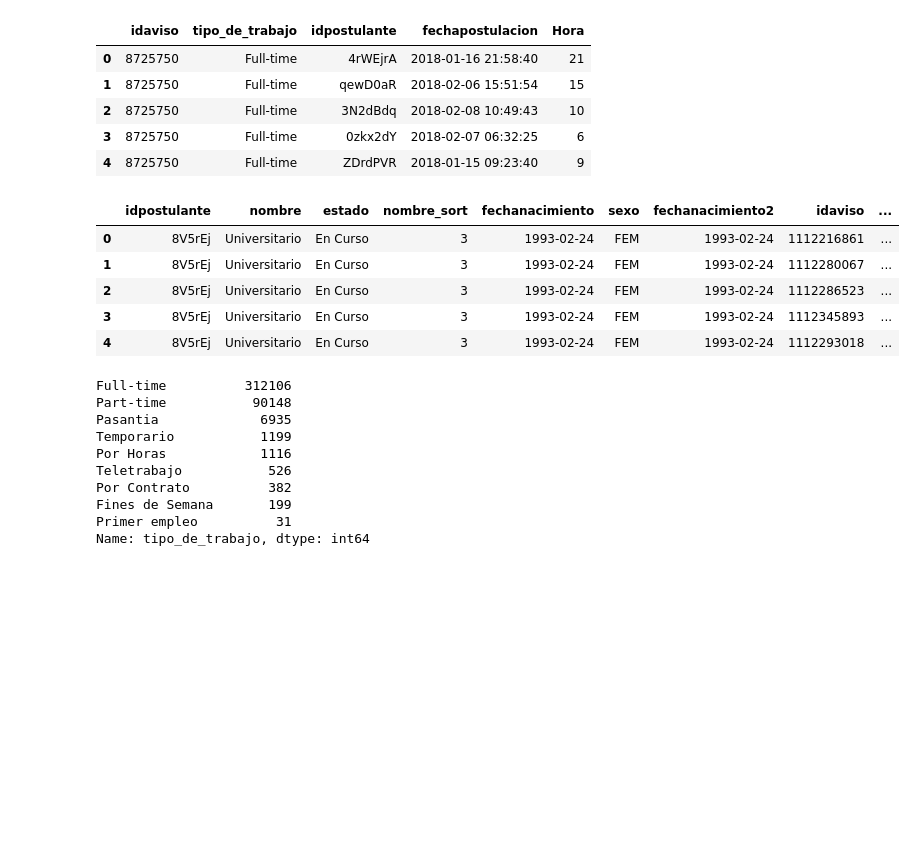
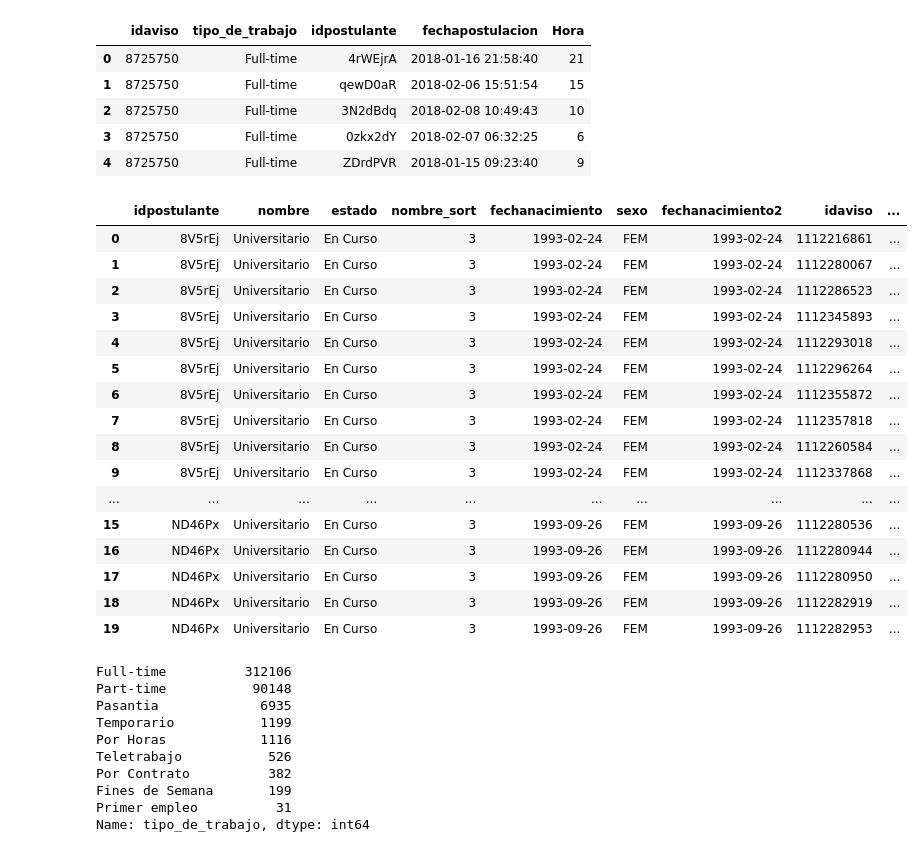
Before and after one commit to matfonseca/OrgaDatos, a Jupyter notebook: Analisis exploratorio.ipynb, the cells around one changed output. Saved outputs shown, nothing was run; the diff lists cells and outputs as text; code cells hidden in the pictures; blank space fills up the shorter version.

```diff
--- a/Analisis exploratorio.ipynb
+++ b/Analisis exploratorio.ipynb
@@ -304,0 +329,6 @@ plt.show()
+# %%
+#me quedo con los postulantes de edaddes entre 18 y 69
+data_postulant_sex_age['fechanacimiento'] = pd.to_datetime(data_postulant_sex_age['fechanacimiento'], format = '%Y-%m-%d',errors = 'coerce')
+data_age1869 = data_postulant_sex_age[(data_postulant_sex_age['fechanacimiento'].dt.year > 1949) & (data_postulant_sex_age['fechanacimiento'].dt.year <= 2000)]
+data_age1869['años'] = data_age1869['fechanacimiento'].map(lambda x: 2018 - x.year)
+data_age1869.head()
@@ -703,14 +917,25 @@ avisos_merge.head()
 # %%
 #merge para obtener los postulantes universitarios en curso y el tipo de trabajo a postularse
 final_merge = pd.merge(univ_age, avisos_merge, on='idpostulante')
-final_merge.head()
+final_merge.head(20)
 # %% [output]
 |  | idpostulante | nombre | estado | nombre_sort | fechanacimiento | sexo | fechanacimiento2 | idaviso | ... |
 | 0 | 8V5rEj | Universitario | En Curso | 3 | 1993-02-24 | FEM | 1993-02-24 | 1112216861 | ... |
 | 1 | 8V5rEj | Universitario | En Curso | 3 | 1993-02-24 | FEM | 1993-02-24 | 1112280067 | ... |
 | 2 | 8V5rEj | Universitario | En Curso | 3 | 1993-02-24 | FEM | 1993-02-24 | 1112286523 | ... |
 | 3 | 8V5rEj | Universitario | En Curso | 3 | 1993-02-24 | FEM | 1993-02-24 | 1112345893 | ... |
 | 4 | 8V5rEj | Universitario | En Curso | 3 | 1993-02-24 | FEM | 1993-02-24 | 1112293018 | ... |
+| 5 | 8V5rEj | Universitario | En Curso | 3 | 1993-02-24 | FEM | 1993-02-24 | 1112296264 | ... |
+| 6 | 8V5rEj | Universitario | En Curso | 3 | 1993-02-24 | FEM | 1993-02-24 | 1112355872 | ... |
+| 7 | 8V5rEj | Universitario | En Curso | 3 | 1993-02-24 | FEM | 1993-02-24 | 1112357818 | ... |
+| 8 | 8V5rEj | Universitario | En Curso | 3 | 1993-02-24 | FEM | 1993-02-24 | 1112260584 | ... |
+| 9 | 8V5rEj | Universitario | En Curso | 3 | 1993-02-24 | FEM | 1993-02-24 | 1112337868 | ... |
+| ... | ... | ... | ... | ... | ... | ... | ... | ... | ... |
+| 15 | ND46Px | Universitario | En Curso | 3 | 1993-09-26 | FEM | 1993-09-26 | 1112280536 | ... |
+| 16 | ND46Px | Universitario | En Curso | 3 | 1993-09-26 | FEM | 1993-09-26 | 1112280944 | ... |
+| 17 | ND46Px | Universitario | En Curso | 3 | 1993-09-26 | FEM | 1993-09-26 | 1112280950 | ... |
+| 18 | ND46Px | Universitario | En Curso | 3 | 1993-09-26 | FEM | 1993-09-26 | 1112282919 | ... |
+| 19 | ND46Px | Universitario | En Curso | 3 | 1993-09-26 | FEM | 1993-09-26 | 1112282953 | ... |
 # %%
 final_merge['tipo_de_trabajo'].value_counts()
 # %% [output]
```
Also changed, not shown: parts of 48 cells of this notebook.
